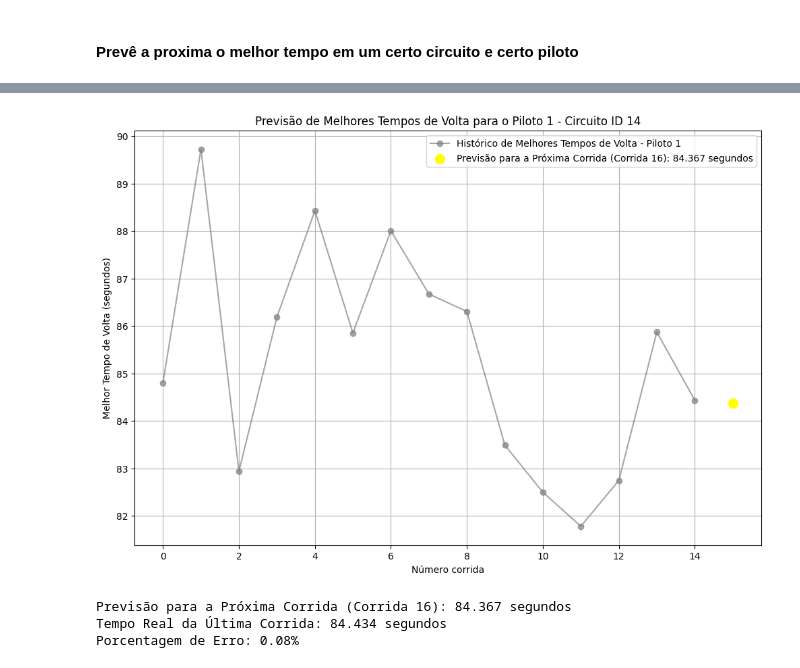
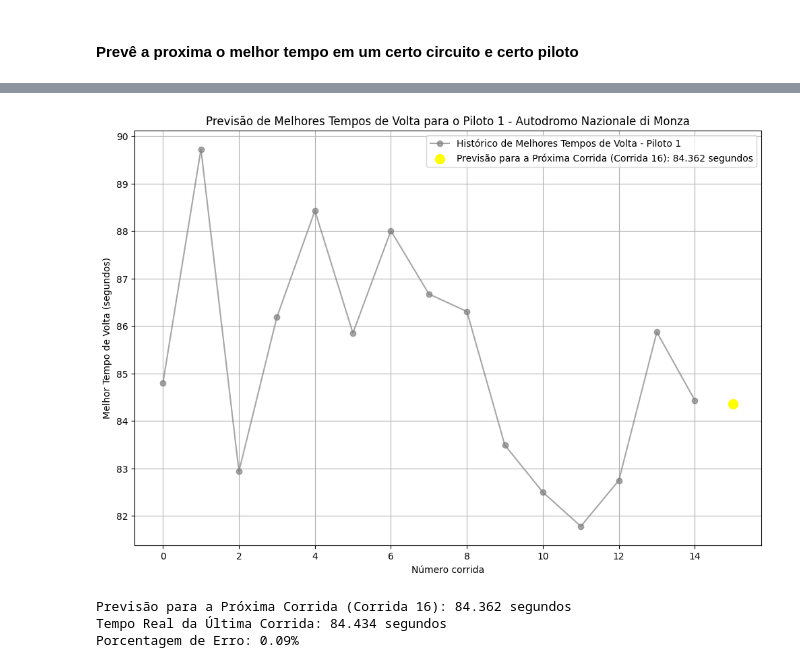
Before and after one commit to augustopinho/fatec_ipi_projeto_integrador_3, a Jupyter notebook: ml_final.ipynb, the cells around one changed output, grey strips where cells are left out. Drawn from its saved outputs; the diff is of its cells as text; code cells hidden in the pictures.

```diff
--- a/ml_final.ipynb
+++ b/ml_final.ipynb
@@ -201,7 +201,7 @@ else:
         plt.figure(figsize=(12, 8))
         plt.plot(corridas_x_resultados['volta_rapida_tempo'].values, label=f'Histórico de Melhores Tempos de Volta - Piloto {piloto_id}', marker='o', linestyle='-', color='gray', alpha=0.7)
         plt.scatter(len(corridas_x_resultados), prediction, label=f'Previsão para a Próxima Corrida (Corrida {len(corridas_x_resultados) + 1}): {prediction:.3f} segundos', color='yellow', s=100)
-        plt.title(f'Previsão de Melhores Tempos de Volta para o Piloto {piloto_id} - Circuito ID 14')
+        plt.title(f'Previsão de Melhores Tempos de Volta para o Piloto {piloto_id} - Autodromo Nazionale di Monza')
         plt.xlabel('Número corrida')
         plt.ylabel('Melhor Tempo de Volta (segundos)')
         plt.legend()
@@ -241,4 +241,4 @@ WARNING:tensorflow:5 out of the last 5 calls to <function Model.make_predict_fun
-[figure, old version]
+[figure, new version]
-Previsão para a Próxima Corrida (Corrida 16): 84.367 segundos
+Previsão para a Próxima Corrida (Corrida 16): 84.362 segundos
 Tempo Real da Última Corrida: 84.434 segundos
-Porcentagem de Erro: 0.08%
+Porcentagem de Erro: 0.09%
```
Also changed, not shown: parts of 1 cell of this notebook.
